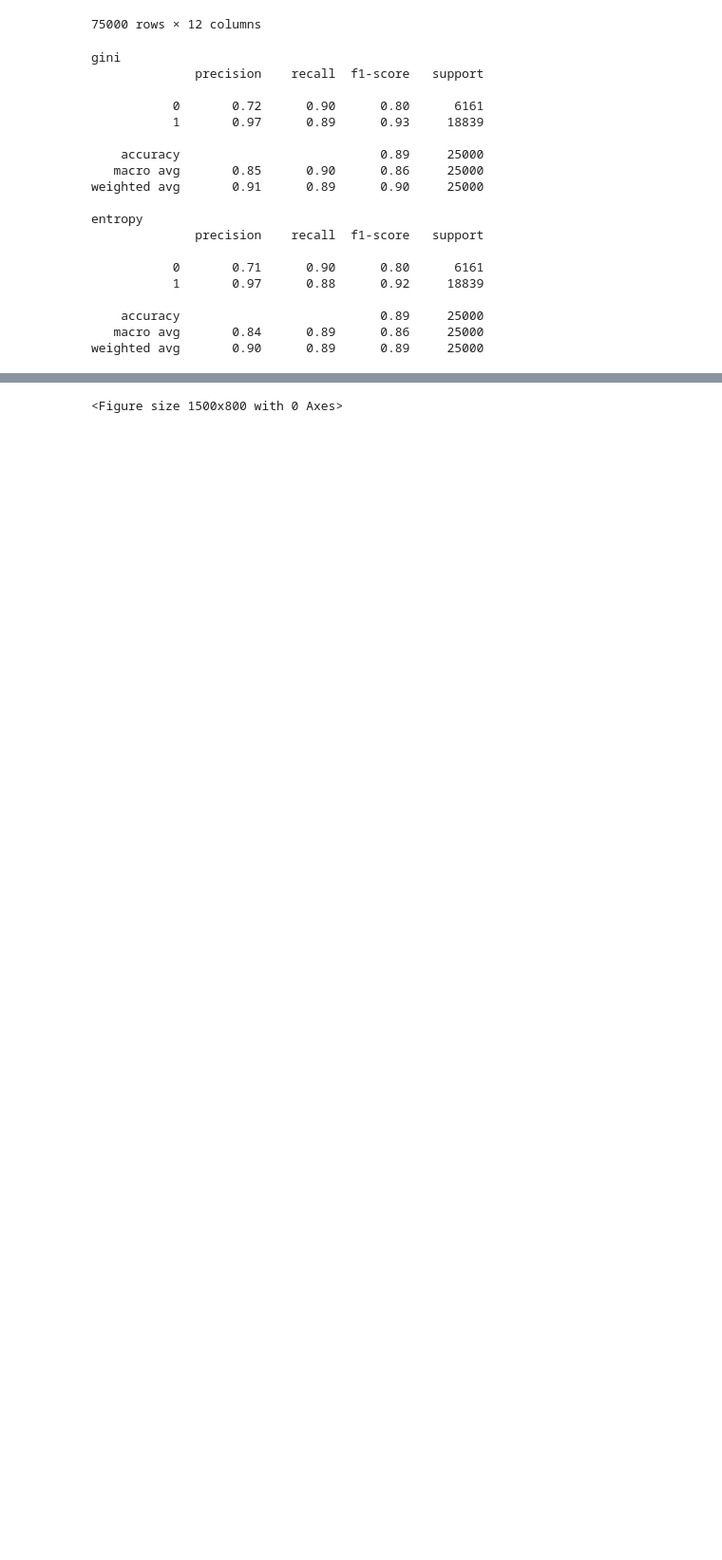
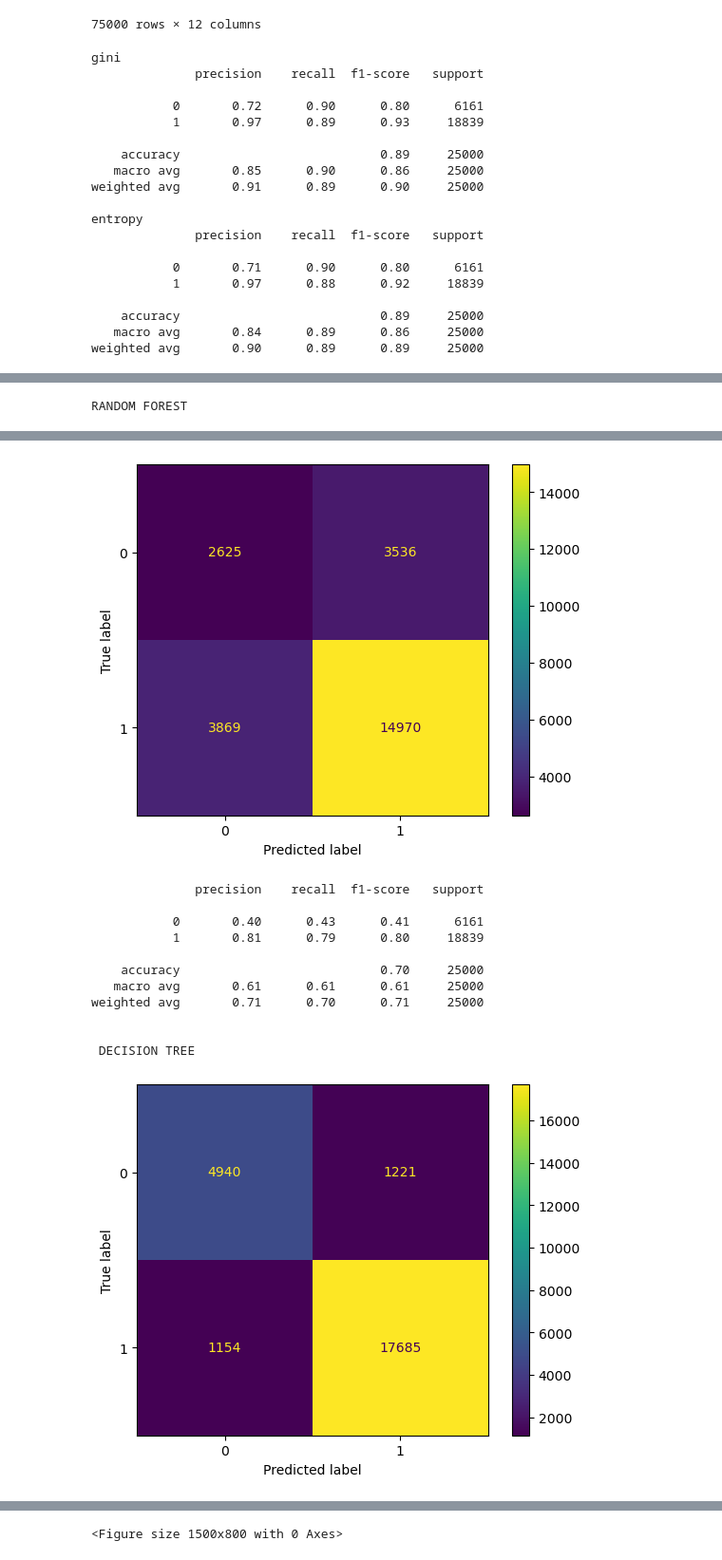
Before and after one commit to OriolCampsIsus3/CasKaggle-APC-, a Jupyter notebook: notebook/Machine Learning.ipynb, the cells around one changed output, grey strips where cells are left out. Shown: that part at 95% size. Cells and saved outputs as stored; diff of their text form; code cells hidden in the pictures; blank space fills up the shorter version.

```diff
--- a/notebook/Machine Learning.ipynb
+++ b/notebook/Machine Learning.ipynb
@@ -90,15 +111,57 @@ weighted avg       0.91      0.91      0.91     25000
 # %%
-clf2 = LinearSVC(random_state=30, class_weight="balanced")
-
-clf2.fit(x_train, y_train)
-
-y_pred = clf2.predict(x_test)
-
-cf=confusion_matrix(y_test, y_pred, labels=clf.classes_)
-disp = ConfusionMatrixDisplay(cf, display_labels=clf.classes_)
-
+# Random Forest
+print("RANDOM FOREST")
+cf=confusion_matrix(y_test, y_pred_RF, labels=RF.classes_)
+disp = ConfusionMatrixDisplay(cf, display_labels=RF.classes_)
 disp.plot()
 plt.show()
+print(classification_report(y_test,y_pred_RF))
+filename = "RandomForest.sav"
+pk.dump(RF, open(filename, 'wb'))
 
-print(classification_report(y_test,y_pred))
+# Linear SVC
+print("\n LINEAR SVC")
+cf=confusion_matrix(y_test, y_pred_SVC, labels=SVC.classes_)
+disp = ConfusionMatrixDisplay(cf, display_labels=SVC.classes_)
+disp.plot()
+plt.show()
+print(classification_report(y_test,y_pred_SVC))
+filename = "LinearSVC.sav"
+pk.dump(SVC, open(filename, 'wb'))
+
+# Decision Tree
+print("\n DECISION TREE")
+cf=confusion_matrix(y_test, y_pred_DT, labels=DT.classes_)
+disp = ConfusionMatrixDisplay(cf, display_labels=DT.classes_)
+disp.plot()
+plt.show()
+print(classification_report(y_test,y_pred_DT))
+filename = "DecisiionTree.sav"
+pk.dump(DT, open(filename, 'wb'))
+
+# KNN
+print("\n KNN")
+cf=confusion_matrix(y_test, y_pred_KNN, labels=SVC.classes_)
+disp = ConfusionMatrixDisplay(cf, display_labels=SVC.classes_)
+disp.plot()
+plt.show()
+print(classification_report(y_test,y_pred_KNN))
+filename = "KNN.sav"
+pk.dump(KNN, open(filename, 'wb'))
+
+#Red Neuronal
+print("\n RED NEURONAL")
+for x in range(len(y_pred_RN)):
+    if y_pred_RN[x] >= 0.5:
+        y_pred_RN[x]=1
+    else:
+        y_pred_RN[x]=0
+cf=confusion_matrix(y_test, y_pred_RN, labels=SVC.classes_)
+disp = ConfusionMatrixDisplay(cf, display_labels=SVC.classes_)
+disp.plot()
+plt.show()
+print(classification_report(y_test,y_pred_RN))
+filename = "RedNeuronal.sav"
+pk.dump(RN, open(filename, 'wb'))
 # %% [output]
+RANDOM FOREST
@@ -113,0 +180,13 @@ weighted avg       0.71      0.70      0.71     25000
+[figure, added]
+              precision    recall  f1-score   support
+
+           0       0.40      0.43      0.41      6161
+           1       0.81      0.79      0.80     18839
+
+    accuracy                           0.70     25000
+   macro avg       0.61      0.61      0.61     25000
+weighted avg       0.71      0.70      0.71     25000
+
+
+ DECISION TREE
+[figure, added]
```
Also changed, not shown: parts of 12 cells of this notebook, 1 other file.
